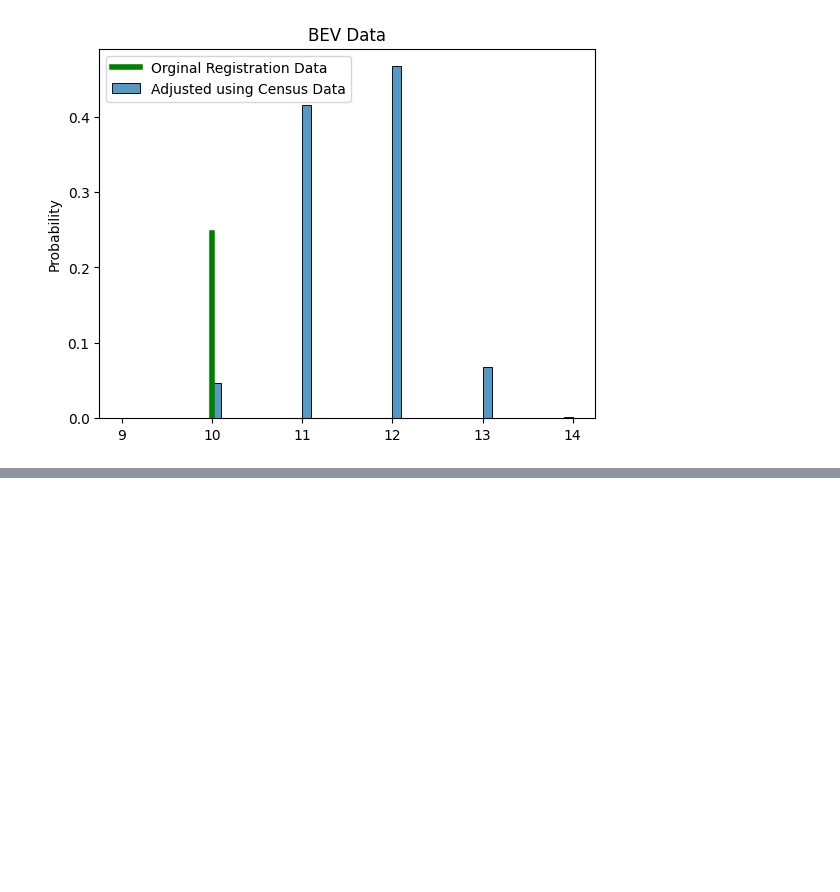
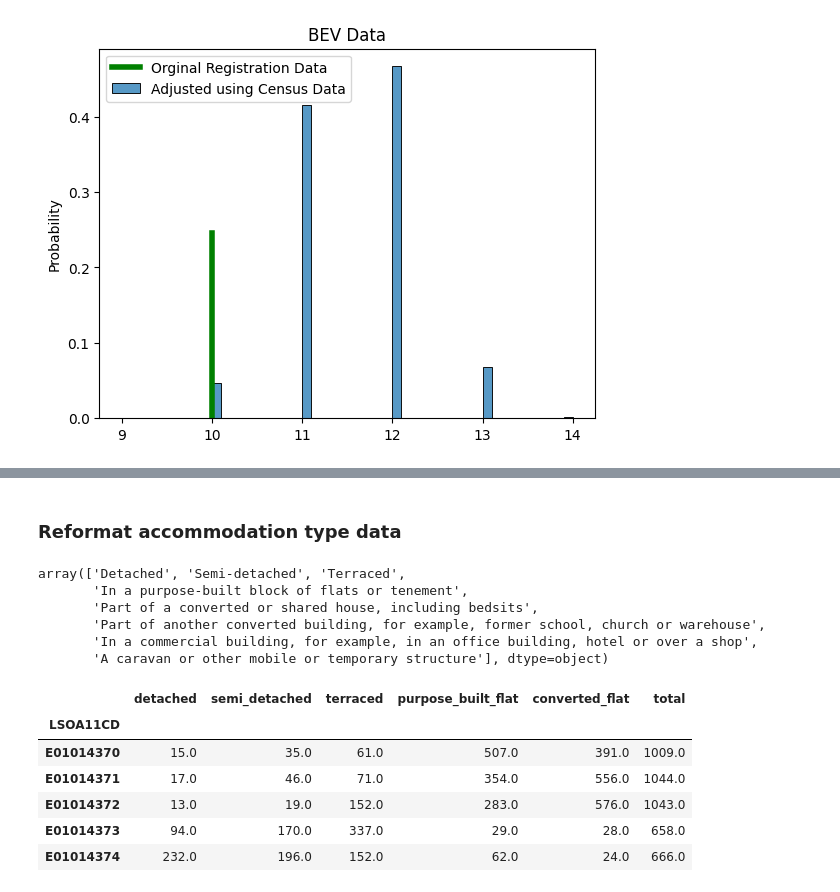
Before and after one commit to isaacflower/Probabilistic-EV-Demand-Modelling, a Jupyter notebook: dev/EV_adoption/ev_adoption_model.ipynb, the cells around one changed output, grey strips where cells are left out. Drawn from its saved outputs; the diff is of its cells as text; code cells hidden in the pictures; blank space fills up the shorter version.

```diff
--- a/dev/EV_adoption/ev_adoption_model.ipynb
+++ b/dev/EV_adoption/ev_adoption_model.ipynb
@@ -607,0 +653,47 @@ plt.plot()
+# %% [markdown]
+### Reformat accommodation type data
+# %%
+accommodation_type_lsoa.Accommodation_type.unique()
+# %% [output]
+array(['Detached', 'Semi-detached', 'Terraced',
+       'In a purpose-built block of flats or tenement',
+       'Part of a converted or shared house, including bedsits',
+       'Part of another converted building, for example, former school, church or warehouse',
+       'In a commercial building, for example, in an office building, hotel or over a shop',
+       'A caravan or other mobile or temporary structure'], dtype=object)
+# %%
+detached_lsoa = accommodation_type_lsoa[accommodation_type_lsoa['Accommodation_type'] == 'Detached']['Observation']
+detached_lsoa.name = 'detached'
+
+semi_detached_lsoa = accommodation_type_lsoa[accommodation_type_lsoa['Accommodation_type'] == 'Semi-detached']['Observation']
+semi_detached_lsoa.name = 'semi_detached'
+
+terraced_lsoa = accommodation_type_lsoa[accommodation_type_lsoa['Accommodation_type'] == 'Terraced']['Observation']
+terraced_lsoa.name = 'terraced'
+
+purpose_built_flat_lsoa = accommodation_type_lsoa[accommodation_type_lsoa['Accommodation_type'] == 'In a purpose-built block of flats or tenement']['Observation']
+purpose_built_flat_lsoa.name = 'purpose_built_flat'
+
+converted_flat_lsoa = (accommodation_type_lsoa[accommodation_type_lsoa['Accommodation_type'] == 'Part of a converted or shared house, including bedsits']['Observation'] +
+                        accommodation_type_lsoa[accommodation_type_lsoa['Accommodation_type'] == 'Part of another converted building, for example, former school, church or warehouse']['Observation'] +
+                        accommodation_type_lsoa[accommodation_type_lsoa['Accommodation_type'] == 'In a commercial building, for example, in an office building, hotel or over a shop']['Observation']
+)
+converted_flat_lsoa.name = 'converted_flat'
+
+accommodation_type_proportions_lsoa = pd.concat([detached_lsoa, semi_detached_lsoa, terraced_lsoa, purpose_built_flat_lsoa, converted_flat_lsoa], axis=1)
+accommodation_type_proportions_lsoa = accommodation_type_proportions_lsoa.div(accommodation_type_proportions_lsoa.sum(axis=1), axis=0)
+
+# Drop duplicate rows
+accommodation_type_proportions_lsoa = accommodation_type_proportions_lsoa[~accommodation_type_proportions_lsoa.index.duplicated(keep='first')]
+
+accommodation_type_lsoa = round(accommodation_type_proportions_lsoa.mul(house_lsoa['N_households'], axis=0))
+accommodation_type_lsoa['total'] = accommodation_type_lsoa.sum(axis=1)
+accommodation_type_lsoa.head()
+# %% [output]
+|  | detached | semi_detached | terraced | purpose_built_flat | converted_flat | total |
+| LSOA11CD |  |  |  |  |  |  |
+| E01014370 | 15.0 | 35.0 | 61.0 | 507.0 | 391.0 | 1009.0 |
+| E01014371 | 17.0 | 46.0 | 71.0 | 354.0 | 556.0 | 1044.0 |
+| E01014372 | 13.0 | 19.0 | 152.0 | 283.0 | 576.0 | 1043.0 |
+| E01014373 | 94.0 | 170.0 | 337.0 | 29.0 | 28.0 | 658.0 |
+| E01014374 | 232.0 | 196.0 | 152.0 | 62.0 | 24.0 | 666.0 |
```
Also changed, not shown: parts of 13 cells of this notebook.
